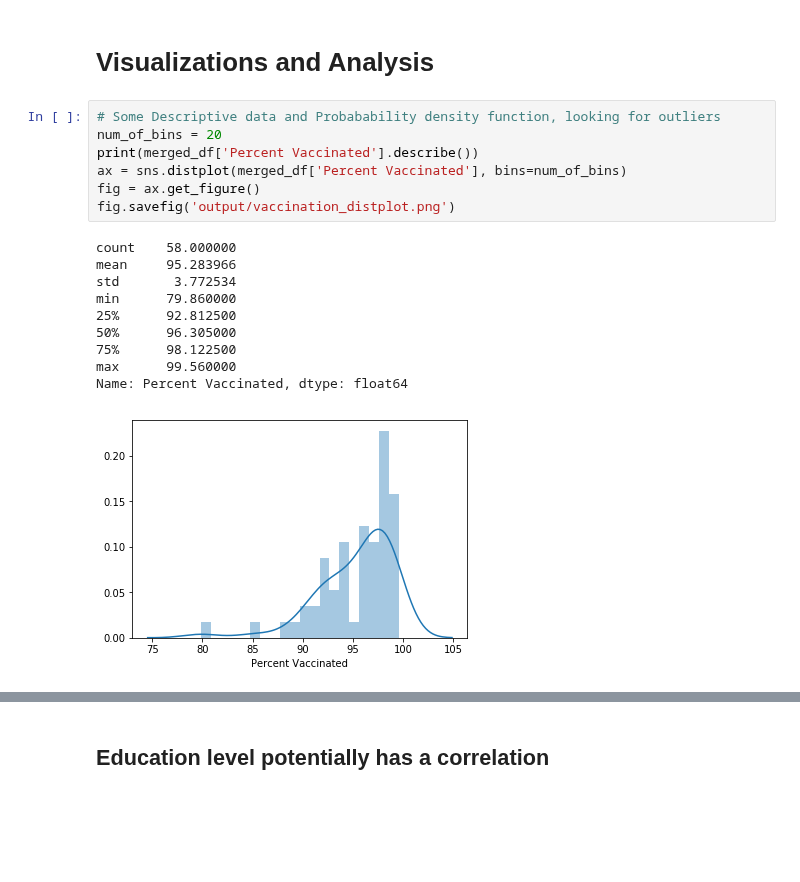
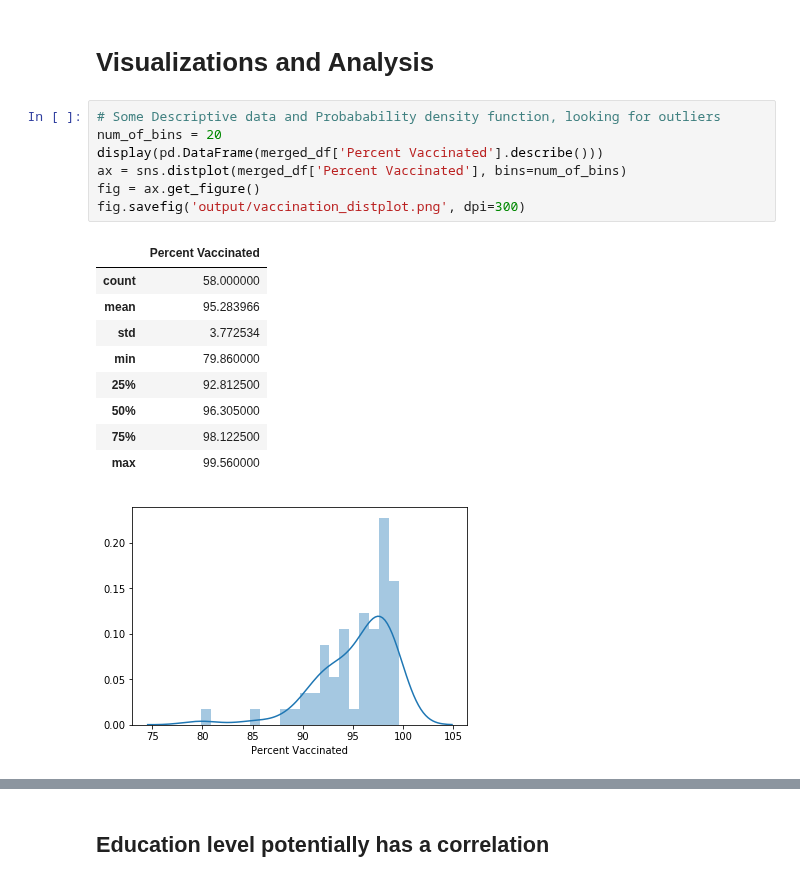
Before and after one commit to mwcooley99/project1, a Jupyter notebook: final_analysis.ipynb, the cells around one changed output, grey strips where cells are left out. Drawn from its saved outputs; the diff is of its cells as text; blank space fills up the shorter version.

```diff
--- a/final_analysis.ipynb
+++ b/final_analysis.ipynb
@@ -65,20 +65,20 @@ merged_df.head()
 # %%
 # Some Descriptive data and Probabability density function, looking for outliers
 num_of_bins = 20
-print(merged_df['Percent Vaccinated'].describe())
+display(pd.DataFrame(merged_df['Percent Vaccinated'].describe()))
 ax = sns.distplot(merged_df['Percent Vaccinated'], bins=num_of_bins)
 fig = ax.get_figure()
-fig.savefig('output/vaccination_distplot.png')
+fig.savefig('output/vaccination_distplot.png', dpi=300)
 # %% [output]
-count    58.000000
-mean     95.283966
-std       3.772534
-min      79.860000
-25%      92.812500
-50%      96.305000
-75%      98.122500
-max      99.560000
-Name: Percent Vaccinated, dtype: float64
+|  | Percent Vaccinated |
+| count | 58.000000 |
+| mean | 95.283966 |
+| std | 3.772534 |
+| min | 79.860000 |
+| 25% | 92.812500 |
+| 50% | 96.305000 |
+| 75% | 98.122500 |
+| max | 99.560000 |
 [figure]
 # %%
 fig, ax = plt.subplots(figsize=(10,8))
```
Also changed, not shown: parts of 4 cells of this notebook, 13 other files.
